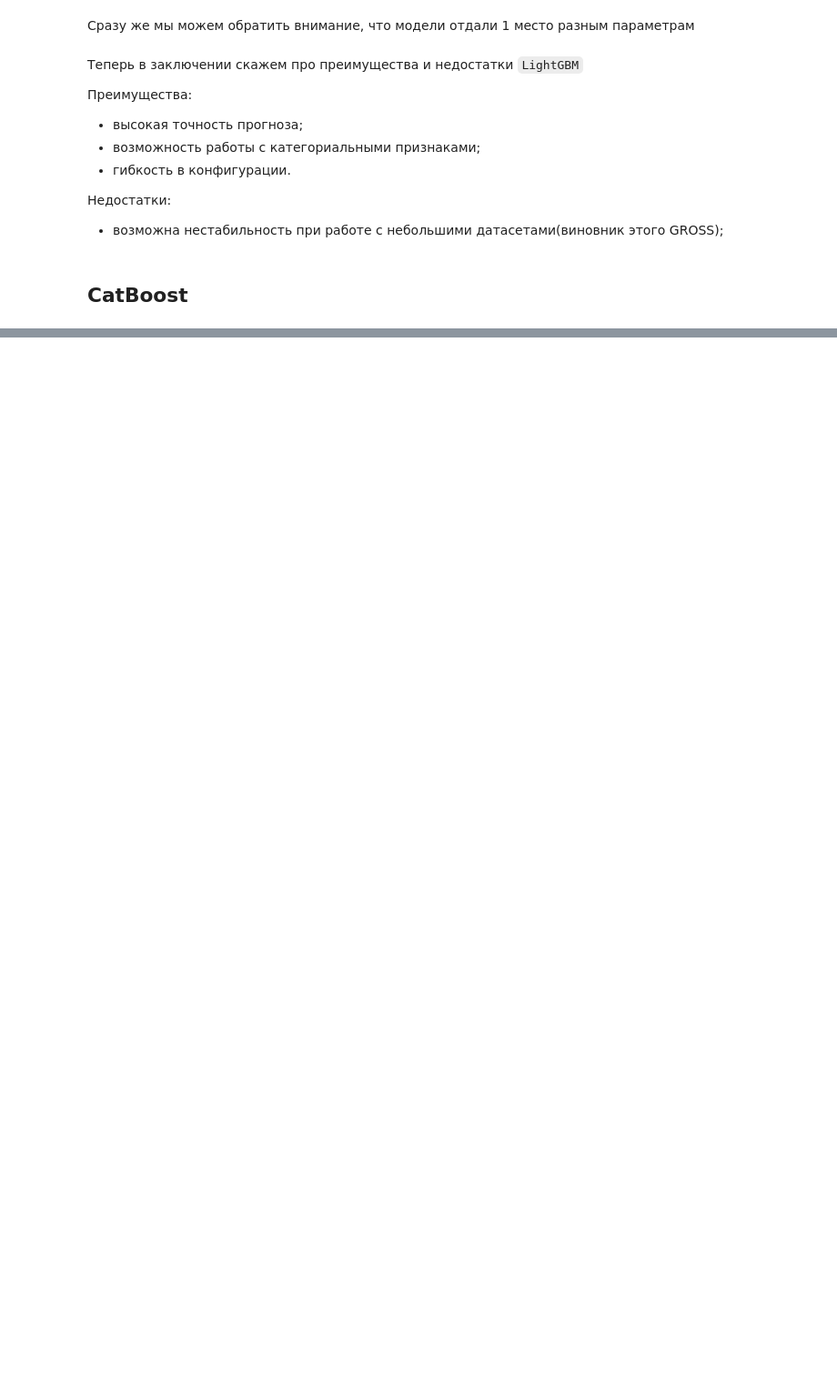
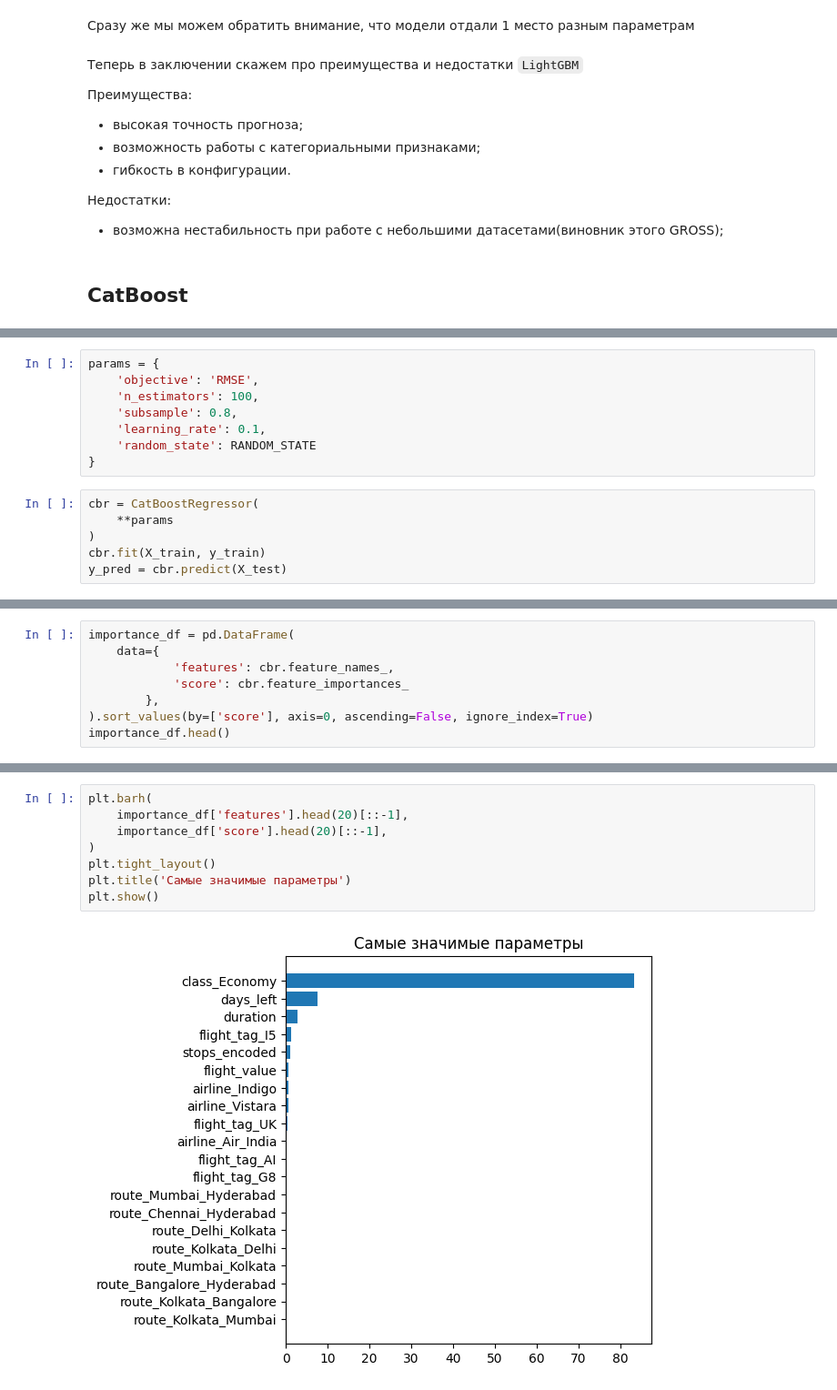
Before and after one commit to Sindereve/classic_ml_skills, a Jupyter notebook: task_reggression/02_models/3_gbm_models.ipynb, the cells around one changed output, grey strips where cells are left out. Shown at 91% size. Saved outputs shown, nothing was run; the diff lists cells and outputs as text; blank space fills up the shorter version.

```diff
--- a/task_reggression/02_models/3_gbm_models.ipynb
+++ b/task_reggression/02_models/3_gbm_models.ipynb
@@ -212,0 +233,14 @@ plt.show()
+# %%
+params = {
+    'objective': 'RMSE',
+    'n_estimators': 100,
+    'subsample': 0.8,
+    'learning_rate': 0.1,
+    'random_state': RANDOM_STATE
+}
+# %%
+cbr = CatBoostRegressor(
+    **params
+)
+cbr.fit(X_train, y_train)
+y_pred = cbr.predict(X_test)
@@ -212,0 +273,8 @@ plt.show()
+# %%
+importance_df = pd.DataFrame(
+    data={
+            'features': cbr.feature_names_,
+            'score': cbr.feature_importances_
+        },
+).sort_values(by=['score'], axis=0, ascending=False, ignore_index=True)
+importance_df.head()
@@ -212,0 +288,10 @@ plt.show()
+# %%
+plt.barh(
+    importance_df['features'].head(20)[::-1],
+    importance_df['score'].head(20)[::-1],
+)
+plt.tight_layout()
+plt.title('Самые значимые параметры')
+plt.show()
+# %% [output]
+[figure, added]
```
Also changed, not shown: parts of 16 cells of this notebook, 3 other files.
